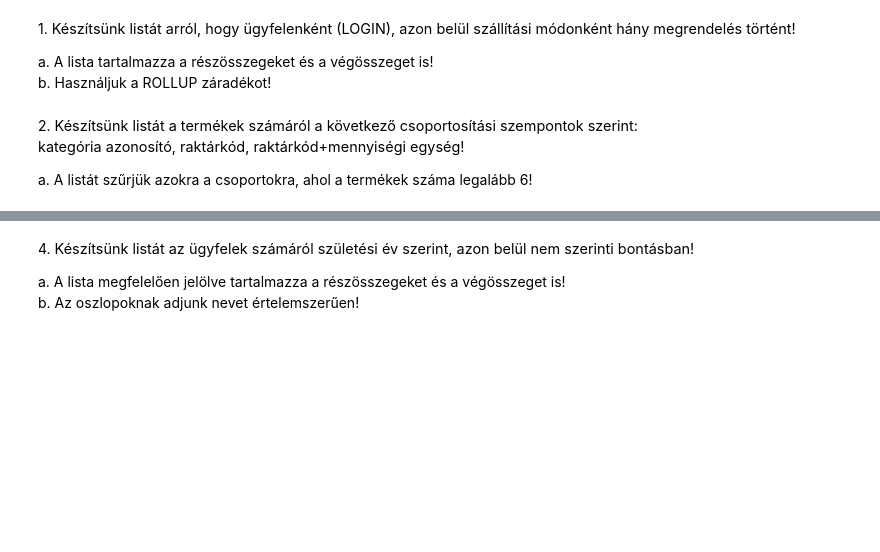
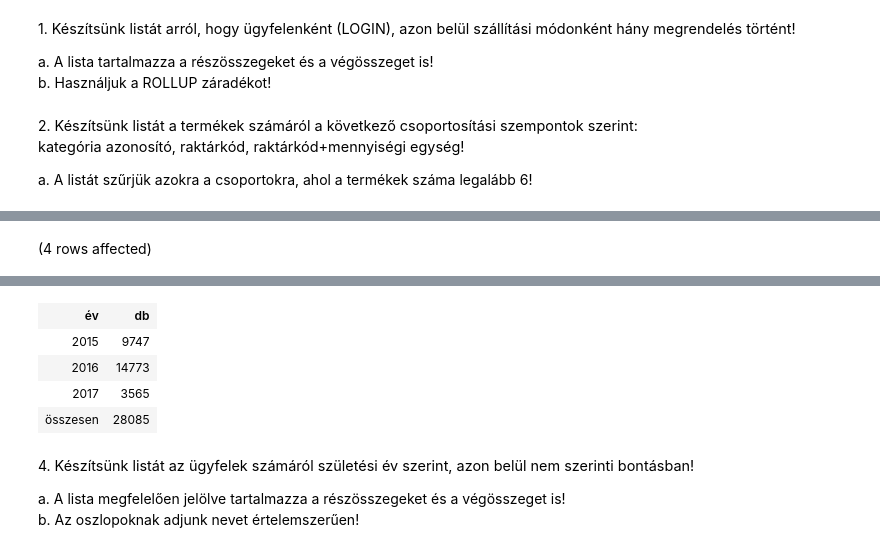
Before and after one commit to tamasbeniczky/gyak_2, a Jupyter notebook: gyakorlat04_feladatok.ipynb, the cells around one changed output, grey strips where cells are left out. Saved outputs shown, nothing was run; the diff lists cells and outputs as text; code cells hidden in the pictures; blank space fills up the shorter version.

```diff
--- a/gyakorlat04_feladatok.ipynb
+++ b/gyakorlat04_feladatok.ipynb
@@ -80,0 +54,12 @@ Total execution time: 00:00:00.009
+# %%
+select
+    (
+        case grouping(year(rend_datum))
+        when 0 then cast(year(rend_datum) as nvarchar(4))
+        when 1 then 'összesen' end
+    ) as év,
+    count(*) as 'db'
+from rendeles
+group by rollup(year(rend_datum))
+# %% [output]
+(4 rows affected)
@@ -81,3 +67,8 @@ Total execution time: 00:00:00.009
+| év | db |
+| 2015 | 9747 |
+| 2016 | 14773 |
+| 2017 | 3565 |
+| összesen | 28085 |
 # %% [markdown]
 4. <span style="background-color: rgb(255, 255, 255); color: rgb(0, 0, 0); font-family: &quot;Open Sans&quot;, sans-serif; font-size: 14.44px;">Készítsünk listát az ügyfelek számáról születési év szerint, azon belül nem szerinti bontásban!&nbsp;</span>
 
```
Also changed, not shown: parts of 5 cells of this notebook, 2 other files.
